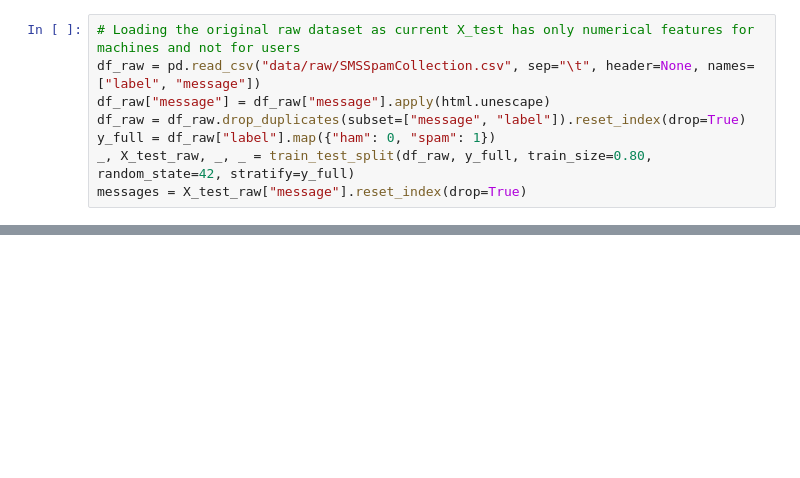
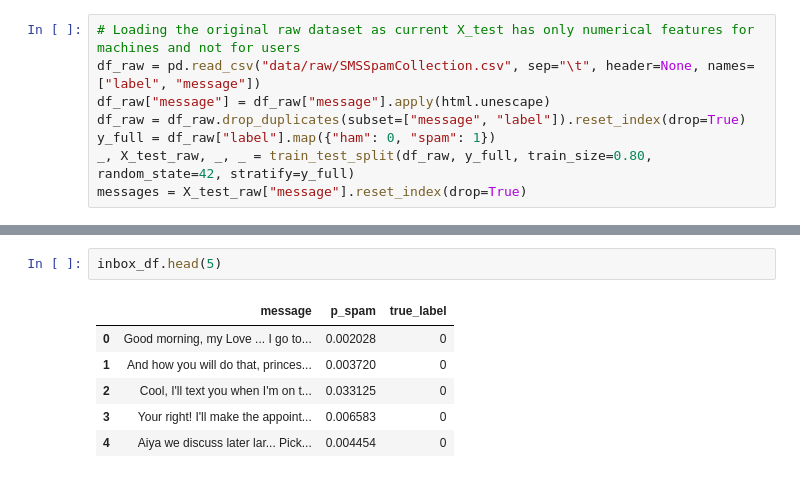
Before and after one commit to anristepanian/spam-filter-app, a Jupyter notebook: spam_filter_adjustment.ipynb, the cells around one changed output, grey strips where cells are left out. Drawn from its saved outputs; the diff is of its cells as text; blank space fills up the shorter version.

```diff
--- a/spam_filter_adjustment.ipynb
+++ b/spam_filter_adjustment.ipynb
@@ -203 +207,10 @@ Medium (genuinely uncertain)       8
 Name: count, dtype: int64
+# %%
+inbox_df.head(5)
+# %% [output]
+|  | message | p_spam | true_label |
+| 0 | Good morning, my Love ... I go to... | 0.002028 | 0 |
+| 1 | And how you will do that, princes... | 0.003720 | 0 |
+| 2 | Cool, I'll text you when I'm on t... | 0.033125 | 0 |
+| 3 | Your right! I'll make the appoint... | 0.006583 | 0 |
+| 4 | Aiya we discuss later lar... Pick... | 0.004454 | 0 |
```
Also changed, not shown: parts of 7 cells of this notebook, 3 other files.
